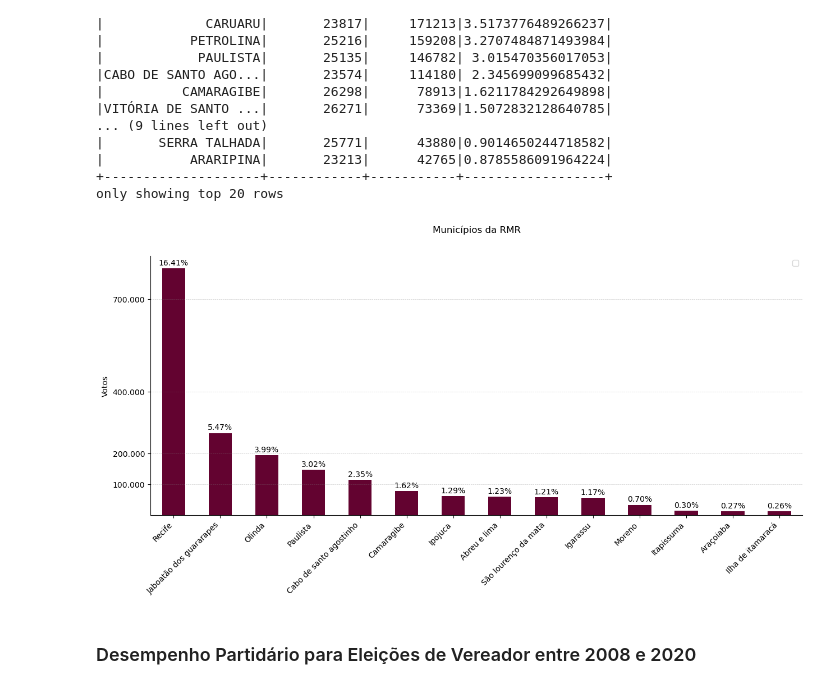
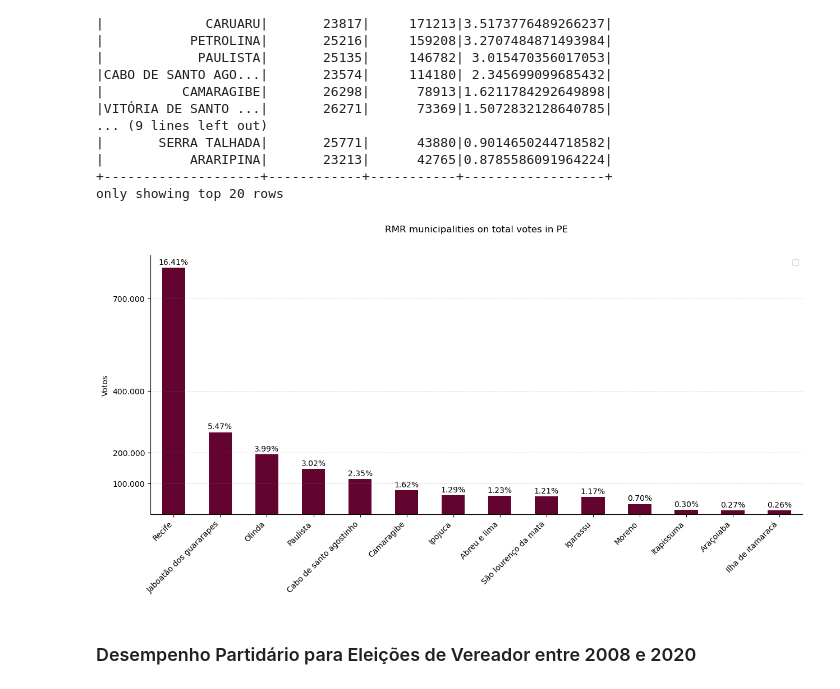
Before and after one commit to guilherme-pg/pe_analytics, a Jupyter notebook: notebooks_dev/RMR_ver_pref.ipynb, the cells around one changed output. Drawn from its saved outputs; the diff is of its cells as text; code cells hidden in the pictures.

```diff
--- a/notebooks_dev/RMR_ver_pref.ipynb
+++ b/notebooks_dev/RMR_ver_pref.ipynb
@@ -208,29 +208,31 @@ df_porcent_rmr_pd['NM_MUNICIPIO'] = df_porcent_rmr_pd['NM_MUNICIPIO'].str.capita
 # %%
 ax = df_porcent_rmr_pd.plot(x='NM_MUNICIPIO', y='total_votos', kind='bar', figsize=(15, 6), color='#630330')
 
 plt.xlabel('')
 plt.ylabel('Votos')
-plt.title('Municípios da RMR sobre o total de votos em PE', pad=30)
+plt.title('RMR municipalities on total votes in PE', pad=30)
 plt.xticks(rotation=45, ha='right')
 plt.yticks([100000, 200000, 400000, 700000], ['100.000', '200.000', '400.000', '700.000'])
 plt.legend(labels=[])
 
 for valor in [100000, 200000, 400000, 700000]:
     plt.axhline(y=valor, color='gray', linestyle='--', linewidth=0.5, alpha=0.4)
 
 # Adicionar porcentagens no topo de cada barra
 for i, barra in enumerate(ax.patches):
     altura = barra.get_height()
     porcentagem = df_porcent_rmr_pd.loc[i, 'PORCENTAGEM']
     ax.text(barra.get_x() + barra.get_width() / 2, altura + 10000, f'{porcentagem:.2f}%', ha='center')
 
 ax = plt.gca()
 ax.spines['top'].set_visible(False)
 ax.spines['right'].set_visible(False)
 
+plt.savefig('../imagens/RMR_municipalities_on_total_votes_in_PE.png')
+
 plt.show()
 # %% [output]
-[figure, old version]
+[figure, new version]
 # %% [markdown]
 ### Desempenho Partidário para Eleições de Vereador entre 2008 e 2020
 # %%
```
Also changed, not shown: parts of 7 cells of this notebook, 6 other files.
